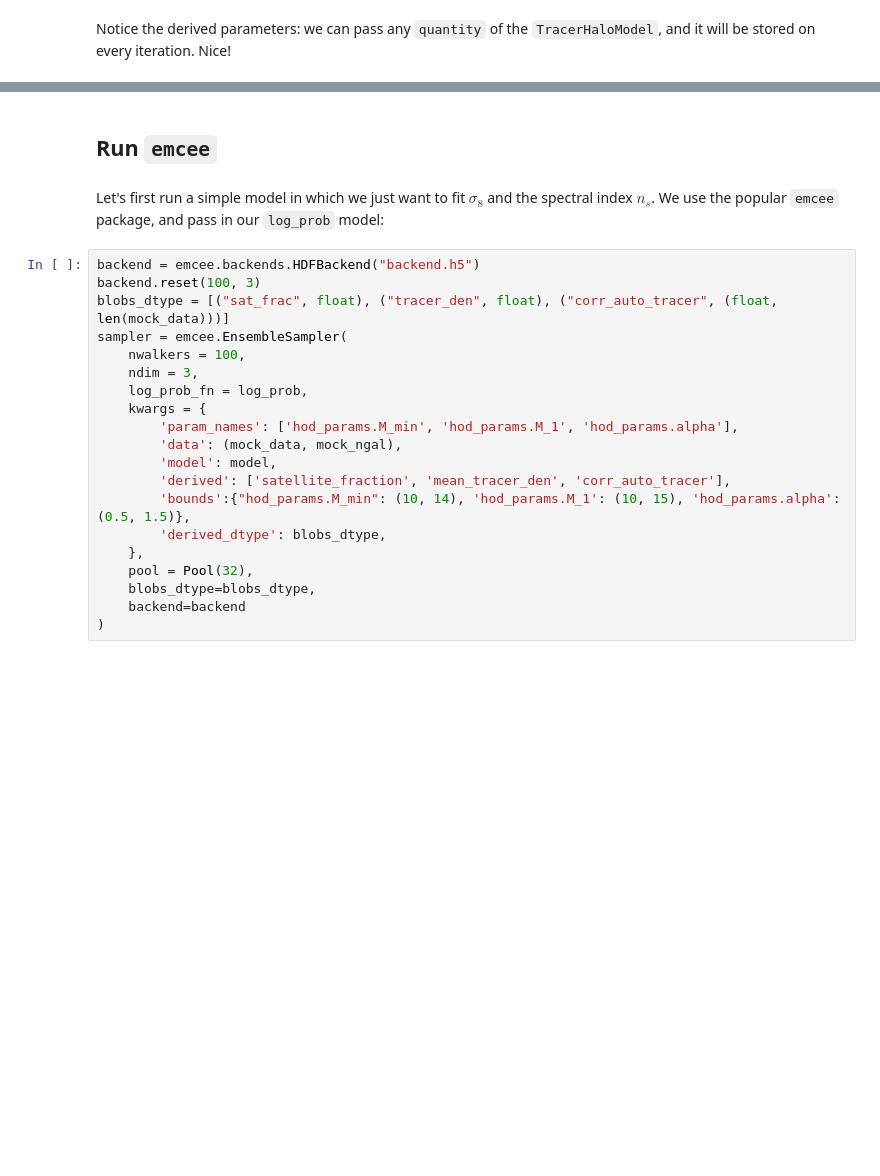
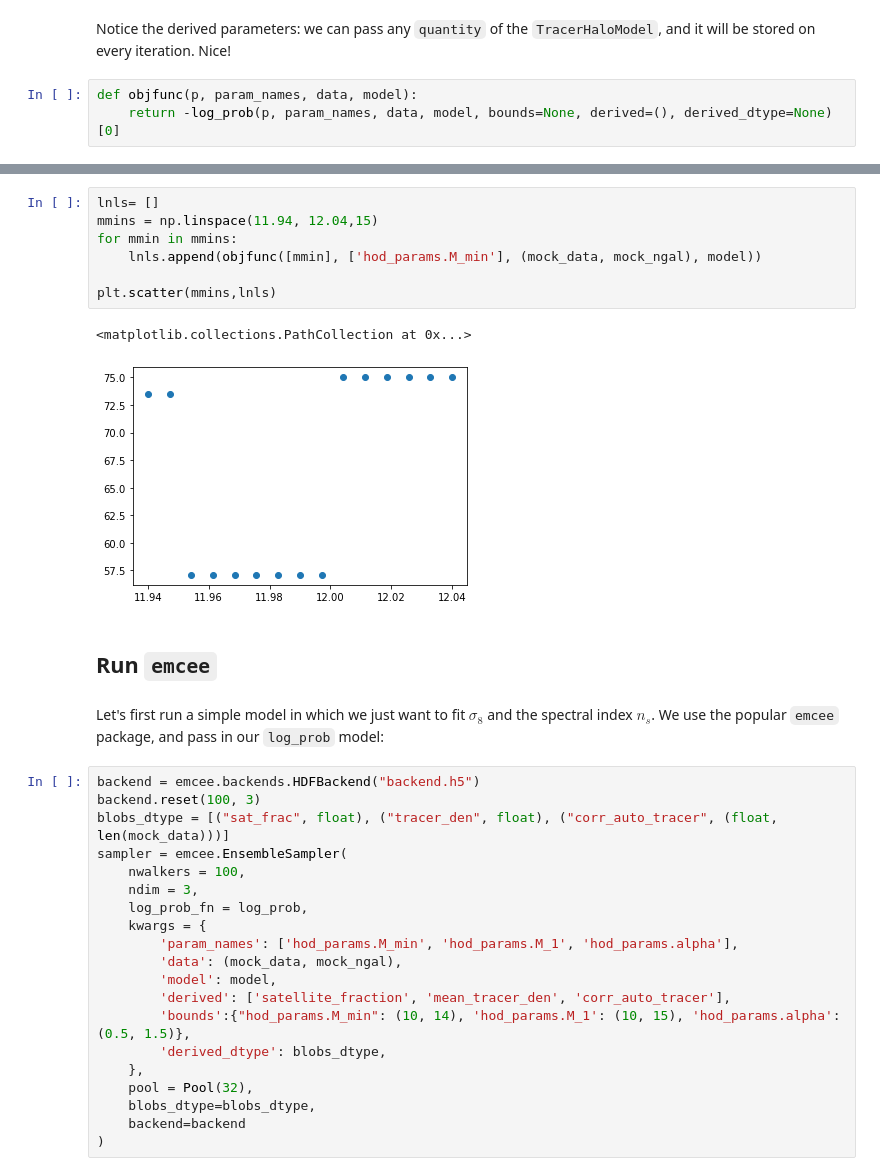
Before and after one commit to halomod/halomod, a Jupyter notebook: docs/examples/fitting.ipynb, the cells around one changed output, grey strips where cells are left out. Cells and saved outputs as stored; diff of their text form; blank space fills up the shorter version.

```diff
--- a/docs/examples/fitting.ipynb
+++ b/docs/examples/fitting.ipynb
@@ -153,2 +149,5 @@ log_prob(
 # %% [markdown]
 Notice the derived parameters: we can pass any `quantity` of the `TracerHaloModel`, and it will be stored on every iteration. Nice!
+# %%
+def objfunc(p, param_names, data, model):
+    return -log_prob(p, param_names, data, model, bounds=None, derived=(), derived_dtype=None)[0]
@@ -155,3 +171,13 @@ Notice the derived parameters: we can pass any `quantity` of the `TracerHaloMode
+# %%
+lnls= []
+mmins = np.linspace(11.94, 12.04,15)
+for mmin in mmins:
+    lnls.append(objfunc([mmin], ['hod_params.M_min'], (mock_data, mock_ngal), model))
+
+plt.scatter(mmins,lnls)
+# %% [output]
+<matplotlib.collections.PathCollection at 0x...>
+[figure, added]
 # %% [markdown]
 ## Run `emcee`
 # %% [markdown]
```
Also changed, not shown: parts of 33 cells of this notebook.
